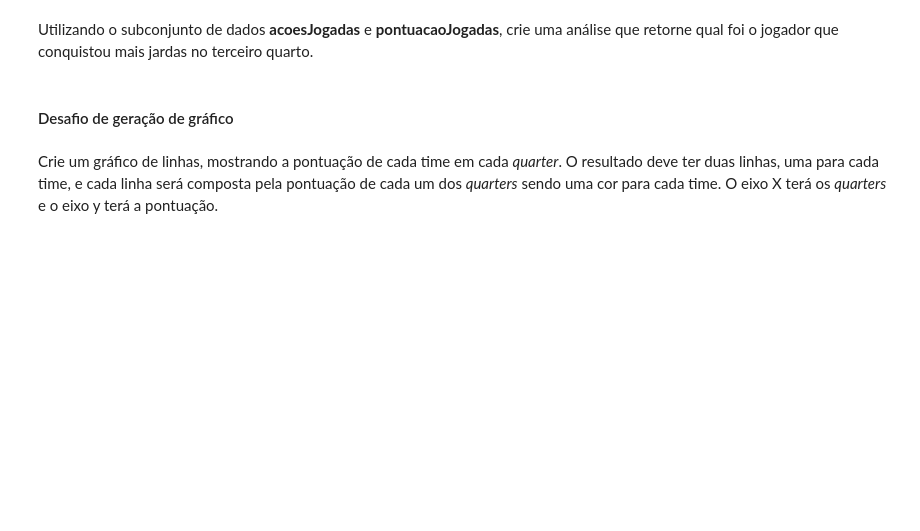
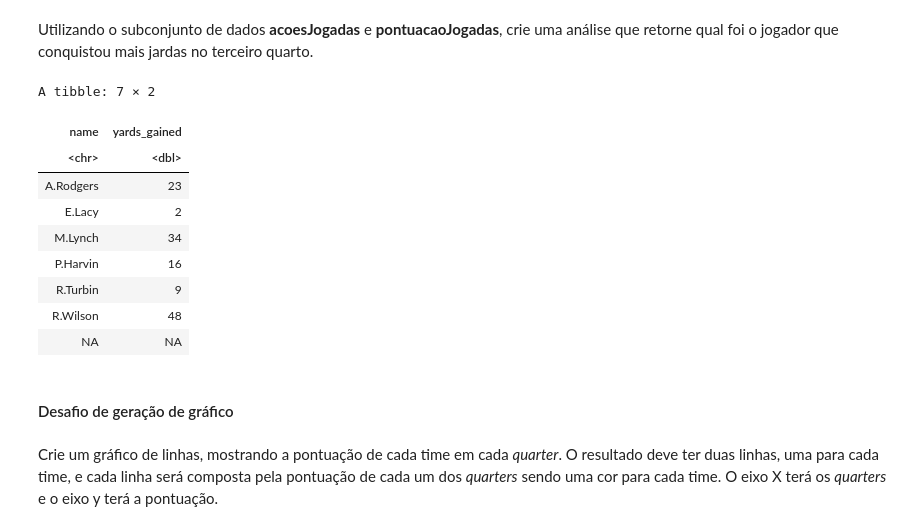
Before and after one commit to lbaes/Trilha7_Exercicio, a Jupyter notebook: Trilha7_ExercicioAprofundamento.ipynb, the cells around one changed output. Cells and saved outputs as stored; diff of their text form; code cells hidden in the pictures; blank space fills up the shorter version.

```diff
--- a/Trilha7_ExercicioAprofundamento.ipynb
+++ b/Trilha7_ExercicioAprofundamento.ipynb
@@ -331,6 +325,19 @@ A nflverse_data: 129 × 7
 Utilizando o subconjunto de dados **acoesJogadas** e **pontuacaoJogadas**, crie uma análise que retorne qual foi o jogador que conquistou mais jardas no terceiro quarto.
 # %%
 # Seu código de resposta vai aqui
+jardasJogador <- acoesJogadas %>% inner_join(pontuacaoJogadas, by='play_id') %>% filter(qtr == 3) %>% group_by(name) %>% summarise(yards_gained = sum(yards_gained))
+jardasJogador
+# %% [output]
+A tibble: 7 × 2
+| name | yards_gained |
+| <chr> | <dbl> |
+| A.Rodgers | 23 |
+| E.Lacy | 2 |
+| M.Lynch | 34 |
+| P.Harvin | 16 |
+| R.Turbin | 9 |
+| R.Wilson | 48 |
+| NA | NA |
 # %% [markdown]
 #### Desafio de geração de gráfico
 # %% [markdown]
```
Also changed, not shown: parts of 3 cells of this notebook.
